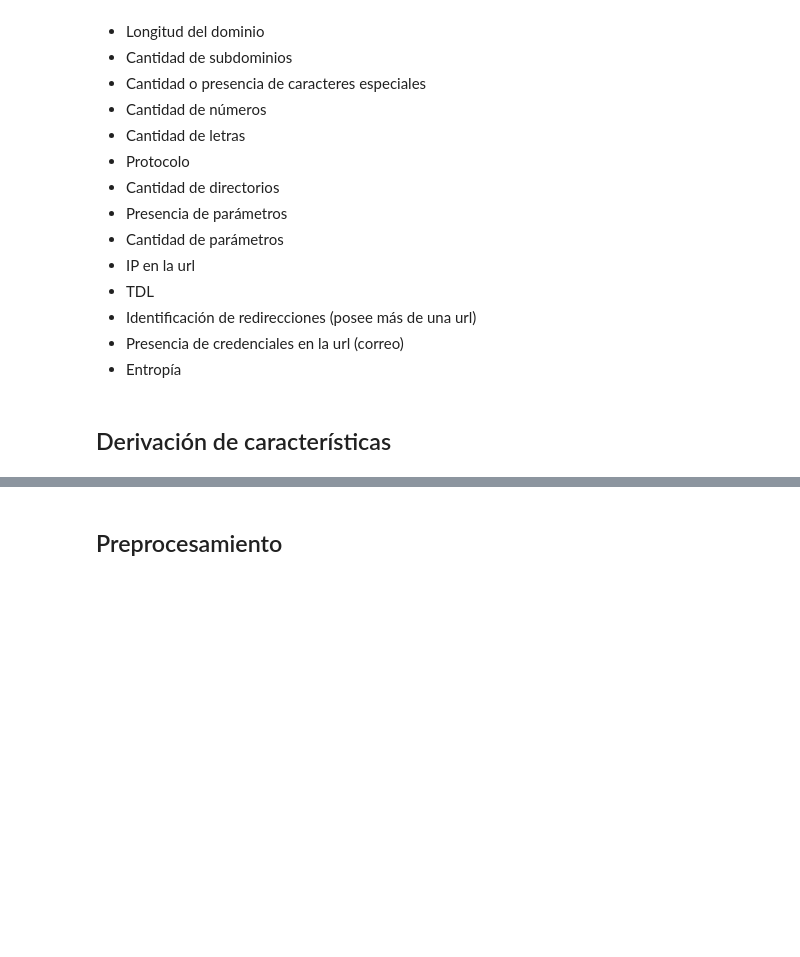
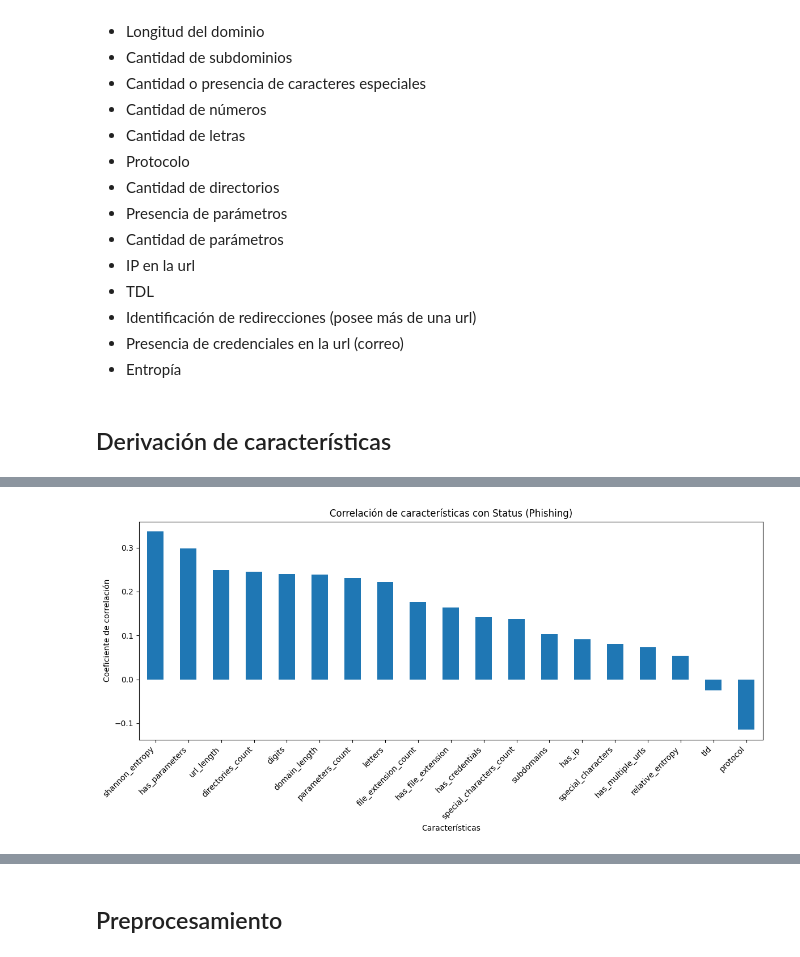
Before and after one commit to FerEsq/SDS-Lab-01, a Jupyter notebook: phishing_detection.ipynb, the cells around one changed output, grey strips where cells are left out. Cells and saved outputs as stored; diff of their text form; code cells hidden in the pictures; blank space fills up the shorter version.

```diff
--- a/phishing_detection.ipynb
+++ b/phishing_detection.ipynb
@@ -237,0 +255,11 @@ df.to_csv('data/dataset_phishing_features.csv', index=False)
+# %%
+plt.figure(figsize=(12, 6))
+status_correlations.plot(kind='bar')
+plt.title('Correlación de características con Status (Phishing)')
+plt.xlabel('Características')
+plt.ylabel('Coeficiente de correlación')
+plt.xticks(rotation=45, ha='right')
+plt.tight_layout()
+plt.show()
+# %% [output]
+[figure, added]
```
Also changed, not shown: parts of 12 cells of this notebook, 1 other file.
